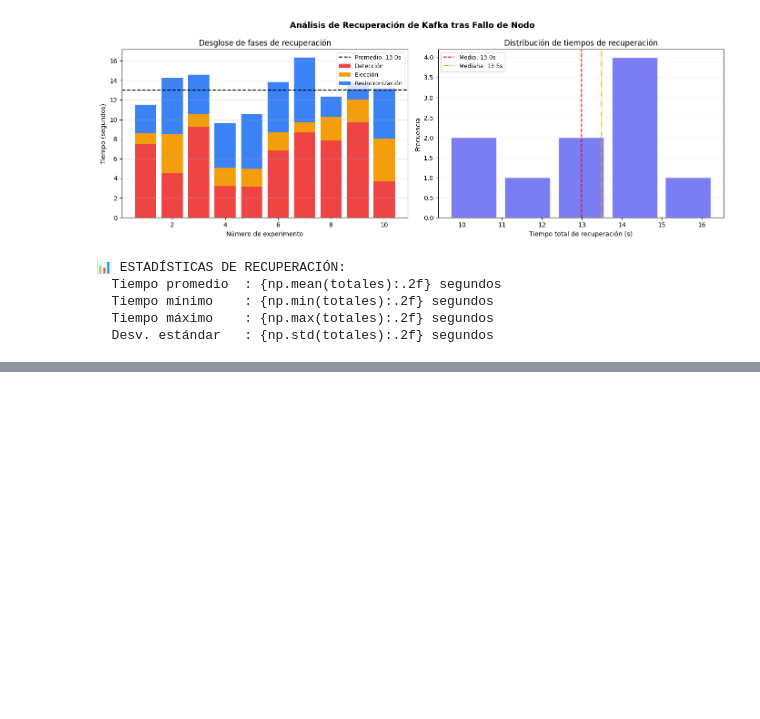
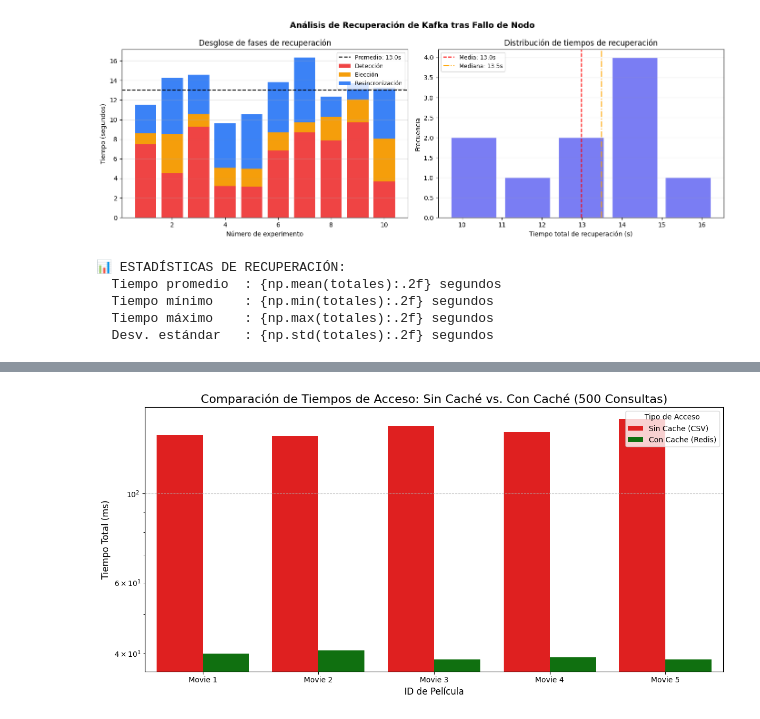
Before and after one commit to JDVAR7/IA-Intermedio, a Jupyter notebook: IA_Intermedio.ipynb, the cells around one changed output, grey strips where cells are left out. Saved outputs shown, nothing was run; the diff lists cells and outputs as text; code cells hidden in the pictures; blank space fills up the shorter version.

```diff
--- a/IA_Intermedio.ipynb
+++ b/IA_Intermedio.ipynb
@@ -2275,0 +2429,17 @@ print(f"""
+# %%
+# Crear cliente Redis simulado (equivalente a redis.StrictRedis en producción)
+client = fakeredis.FakeRedis(decode_responses=True)
+
+# NOTA: En un entorno real con servidor Redis, sería:
+# client = redis.StrictRedis(host='localhost', port=6379, decode_responses=True)
+# %%
+# Cargar el dataset de películas
+ruta_csv = 'movielens/ml-latest-small/movies.csv'
+
+# Verificar que el archivo existe
+if not os.path.exists(ruta_csv):
+    print('ERROR: Ejecuta primero la celda de descarga del dataset')
+else:
+    df = pd.read_csv(ruta_csv)
+    print(f'Dataset cargado: {len(df)} películas encontradas')
+    print(df.head(3))  # Mostrar primeras 3 filas
@@ -2275,0 +2533,66 @@ print(f"""
+# %%
+def medir_tiempos_acceso(movie_id, n_consultas=500):
+    '''
+    Mide el tiempo de acceso con y sin Redis para una película dada y retorna los tiempos.
+    '''
+    # --- SIN CACHÉ (leer del CSV cada vez) ---
+    inicio = time.time()
+    for _ in range(n_consultas):
+        _ = df[df['movieId'] == movie_id]['title'].values
+    tiempo_sin_cache = time.time() - inicio
+
+    # --- CON CACHÉ (leer de Redis) ---
+    inicio = time.time()
+    for _ in range(n_consultas):
+        _ = client.get(str(movie_id))
+    tiempo_con_cache = time.time() - inicio
+
+    return tiempo_sin_cache, tiempo_con_cache
+
+# IMPORTAR MATPLOTLIB PARA GRAFICAR
+import matplotlib.pyplot as plt
+import seaborn as sns
+
+# IDs de películas para evaluar
+# Usamos los 5 primeros IDs del dataset para asegurar que existen y están en caché
+peliculas_evaluar = df['movieId'].head(5).tolist()
+
+# Almacenar resultados
+resultados = []
+for movie_id in peliculas_evaluar:
+    tiempo_sin, tiempo_con = medir_tiempos_acceso(movie_id, n_consultas=500)
+    resultados.append({
+        'MovieID': f'Movie {movie_id}',
+        'Tiempo_Sin_Cache_ms': tiempo_sin * 1000, # Convertir a milisegundos
+        'Tiempo_Con_Cache_ms': tiempo_con * 1000  # Convertir a milisegundos
+    })
+
+# Crear DataFrame para el gráfico
+df_resultados = pd.DataFrame(resultados)
+
+# Preparar los datos para el gráfico de barras apiladas (o agrupadas)
+df_plot = df_resultados.melt(id_vars='MovieID',
+                            var_name='Tipo_Acceso',
+                            value_name='Tiempo_ms')
+
+# Renombrar para mayor claridad en el gráfico
+df_plot['Tipo_Acceso'] = df_plot['Tipo_Acceso'].replace({
+    'Tiempo_Sin_Cache_ms': 'Sin Cache (CSV)',
+    'Tiempo_Con_Cache_ms': 'Con Cache (Redis)'
+})
+
+# Crear el gráfico de barras
+plt.figure(figsize=(12, 6))
+sns.barplot(x='MovieID', y='Tiempo_ms', hue='Tipo_Acceso', data=df_plot,
+            palette={'Sin Cache (CSV)': 'red', 'Con Cache (Redis)': 'green'})
+
+plt.title('Comparación de Tiempos de Acceso: Sin Caché vs. Con Caché (500 Consultas)', fontsize=16)
+plt.xlabel('ID de Película', fontsize=12)
+plt.ylabel('Tiempo Total (ms)', fontsize=12)
+plt.yscale('log') # Escala logarítmica para apreciar la gran diferencia
+plt.legend(title='Tipo de Acceso')
+plt.grid(axis='y', linestyle='--', alpha=0.7)
+plt.tight_layout()
+plt.show()
+# %% [output]
+[figure, added]
```
Also changed, not shown: parts of 24 cells of this notebook.
